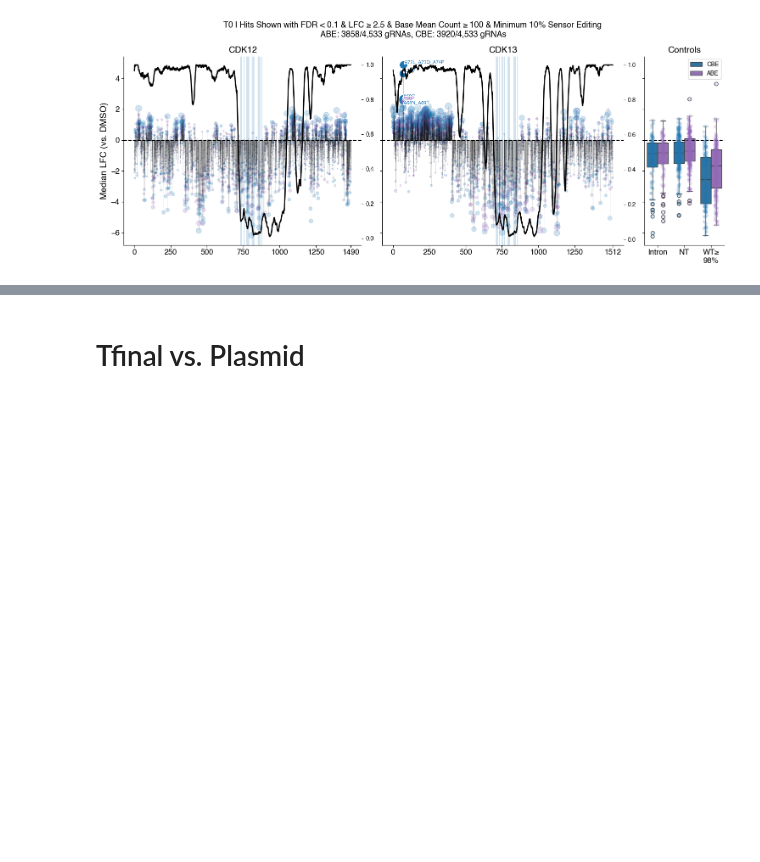
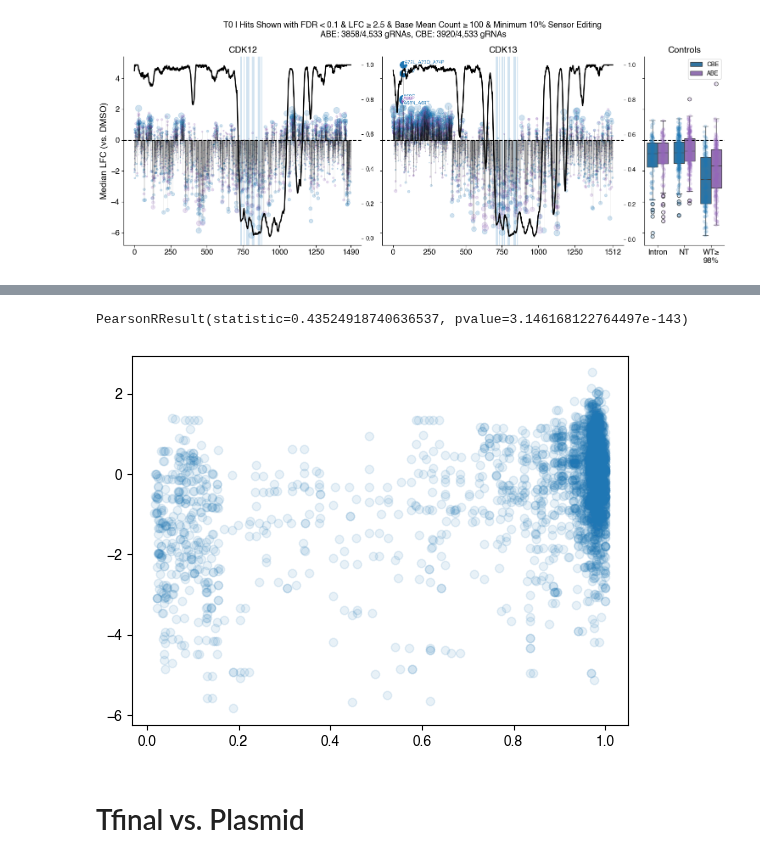
Before and after one commit to samgould2/CDK-BE-mutagenesis, a Jupyter notebook: notebooks/09_analysis_and_viz/T0_plasmid_analysis.ipynb, the cells around one changed output, grey strips where cells are left out. Cells and saved outputs as stored; diff of their text form; code cells hidden in the pictures; blank space fills up the shorter version.

```diff
--- a/notebooks/09_analysis_and_viz/T0_plasmid_analysis.ipynb
+++ b/notebooks/09_analysis_and_viz/T0_plasmid_analysis.ipynb
@@ -1828,3 +1889,9 @@ CDK13
+# %%
+plt.scatter(merge_abe2[' Disorder'], merge_abe2['LFC_median_T0'], alpha=.1)
+scipy.stats.pearsonr(merge_abe2[' Disorder'], merge_abe2['LFC_median_T0'])
+# %% [output]
+PearsonRResult(statistic=0.43524918740636537, pvalue=3.146168122764497e-143)
+[figure, added]
 # %% [markdown]
 # Tfinal vs. Plasmid
 # %%
```
Also changed, not shown: parts of 5 cells of this notebook, 12 other files.
